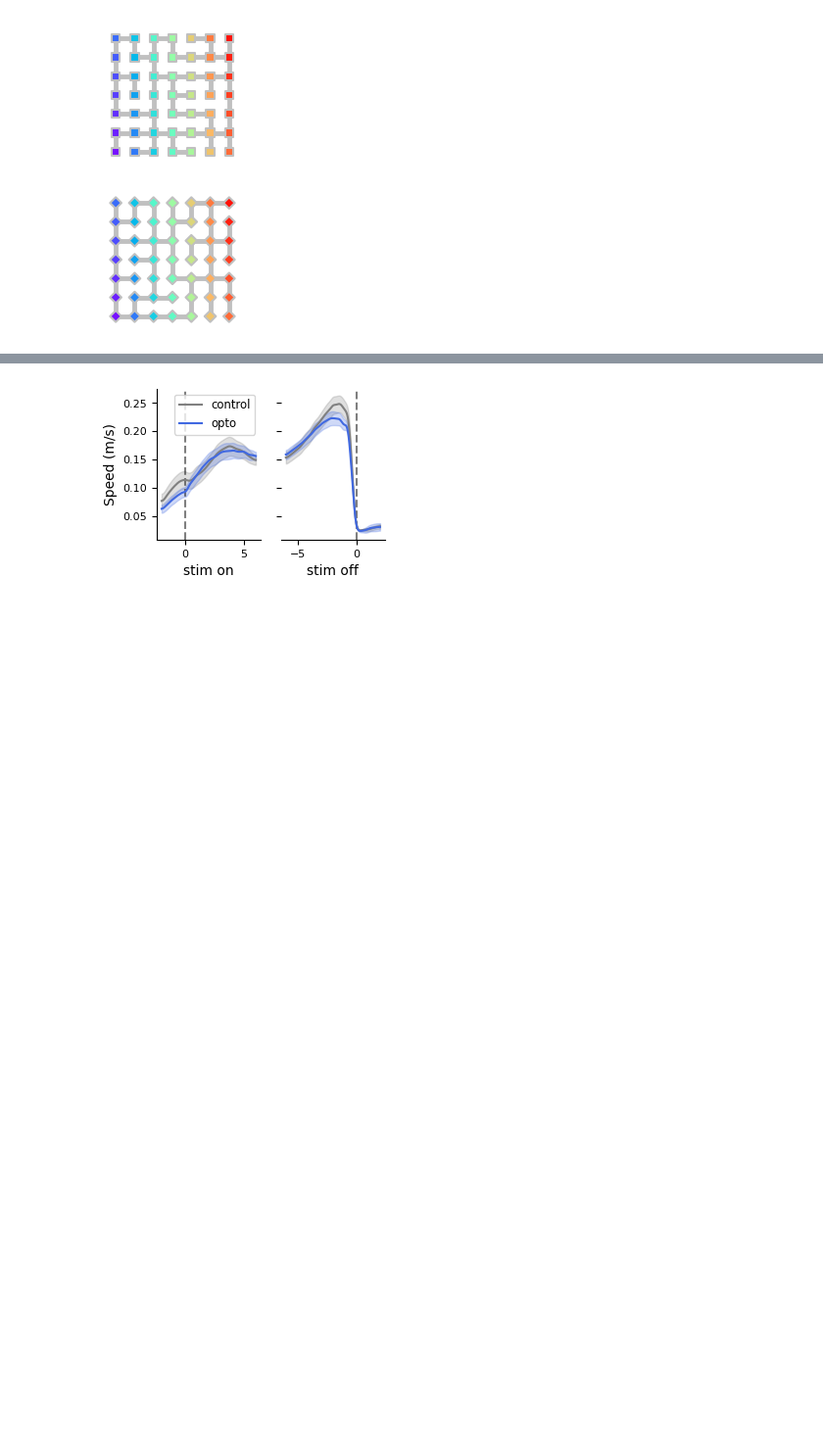
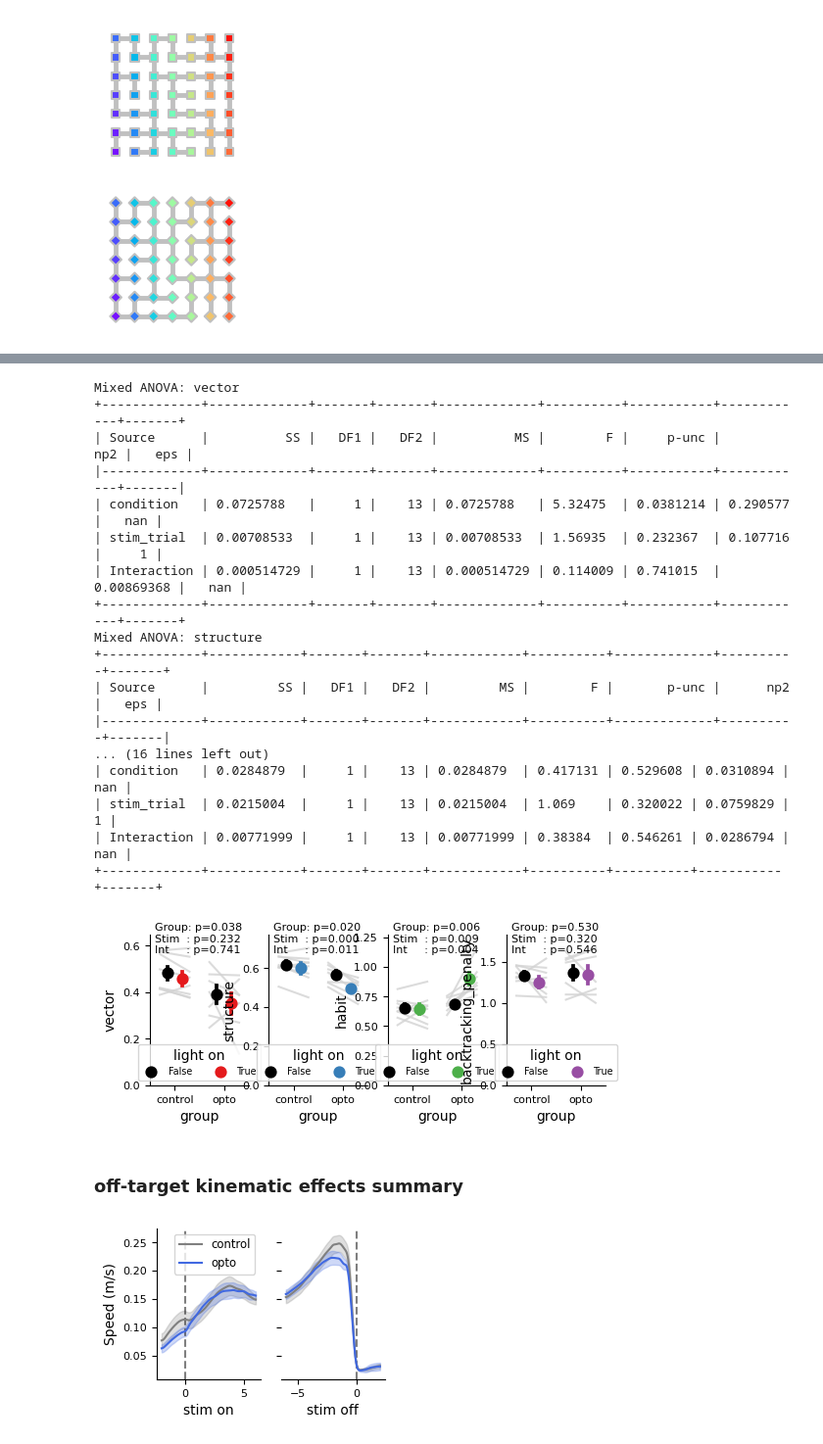
Before and after one commit to peterdoohan/goalNav_mFC-opto3, a Jupyter notebook: code/Notebooks/supp_figure.ipynb, the cells around one changed output, grey strips where cells are left out. Shown at 98% size. Drawn from its saved outputs; the diff is of its cells as text; code cells hidden in the pictures; blank space fills up the shorter version.

```diff
--- a/code/Notebooks/supp_figure.ipynb
+++ b/code/Notebooks/supp_figure.ipynb
@@ -177,3 +230,36 @@ T-tests on slope from delta xs steps linear fit:
+# %%
+strategies = ["vector", "structure", "habit", "backtracking_penalty"]
+results_df2 = oe.get_group_by_stim_strategy_weights(
+    navigation_strategies_df[navigation_strategies_df.maze_name == "maze_2"],
+    strategies=strategies,
+    stim_day_range=(6, np.inf),
+    max_trial_duration=None,
+    stim_only=False,
+)
+fig, axes = plt.subplots(1, len(strategies), figsize=(1.5 * len(strategies), 2))
+oe.plot_mixture_of_strategy_weights(results_df2, axes=axes, cmap="Set1", print_stats=True)
+fig.savefig(SAVE_FIG_PATH / "strategy_weights_maze_2.pdf")
+# %% [output]
+Mixed ANOVA: vector
++-------------+-------------+-------+-------+-------------+----------+-----------+------------+-------+
+| Source      |          SS |   DF1 |   DF2 |          MS |        F |     p-unc |        np2 |   eps |
+|-------------+-------------+-------+-------+-------------+----------+-----------+------------+-------|
+| condition   | 0.0725788   |     1 |    13 | 0.0725788   | 5.32475  | 0.0381214 | 0.290577   |   nan |
+| stim_trial  | 0.00708533  |     1 |    13 | 0.00708533  | 1.56935  | 0.232367  | 0.107716   |     1 |
+| Interaction | 0.000514729 |     1 |    13 | 0.000514729 | 0.114009 | 0.741015  | 0.00869368 |   nan |
++-------------+-------------+-------+-------+-------------+----------+-----------+------------+-------+
+Mixed ANOVA: structure
++-------------+------------+-------+-------+------------+----------+-------------+----------+-------+
+| Source      |         SS |   DF1 |   DF2 |         MS |        F |       p-unc |      np2 |   eps |
+|-------------+------------+-------+-------+------------+----------+-------------+----------+-------|
+... (16 lines left out)
+| condition   | 0.0284879  |     1 |    13 | 0.0284879  | 0.417131 | 0.529608 | 0.0310894 |   nan |
+| stim_trial  | 0.0215004  |     1 |    13 | 0.0215004  | 1.069    | 0.320022 | 0.0759829 |     1 |
+| Interaction | 0.00771999 |     1 |    13 | 0.00771999 | 0.38384  | 0.546261 | 0.0286794 |   nan |
++-------------+------------+-------+-------+------------+----------+----------+-----------+-------+
+[figure, added]
+# %% [markdown]
+### off-target kinematic effects summary
 # %%
 from GridMaze.analysis.behaviour import movement as mv
 
```
Also changed, not shown: parts of 19 cells of this notebook.
